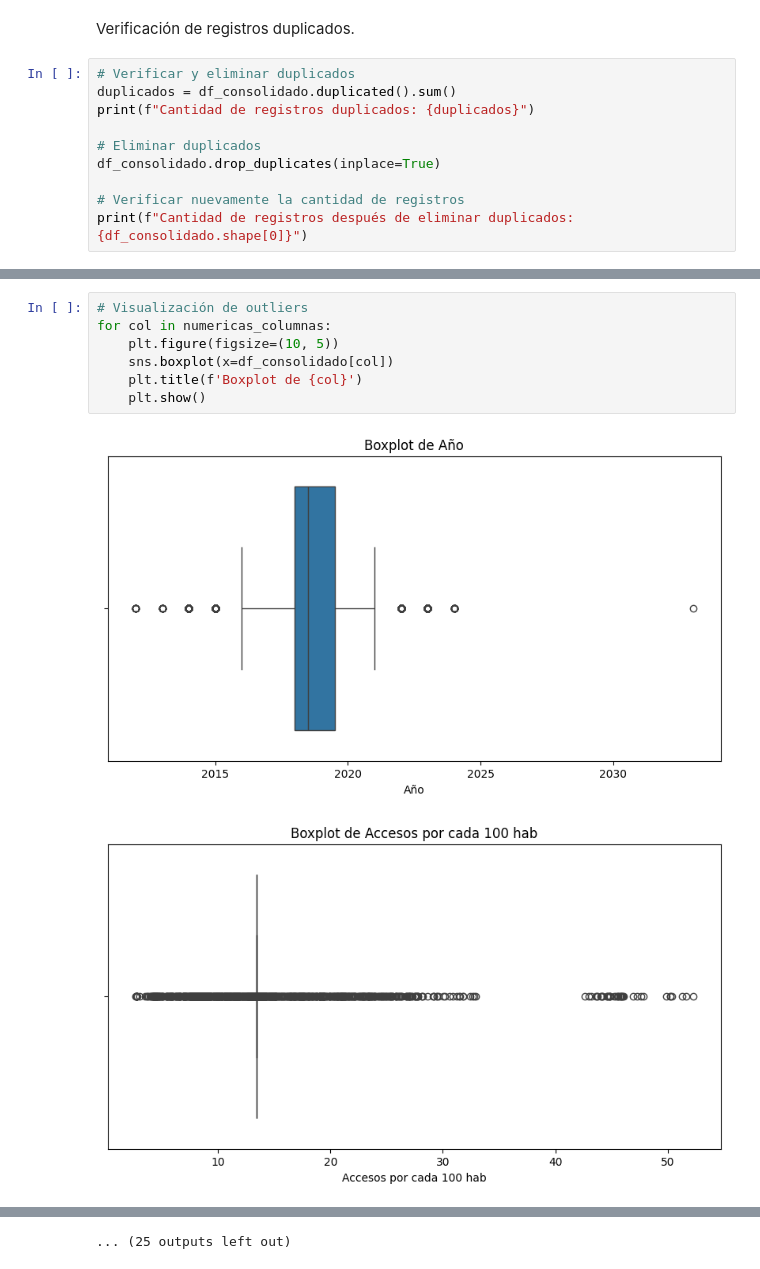
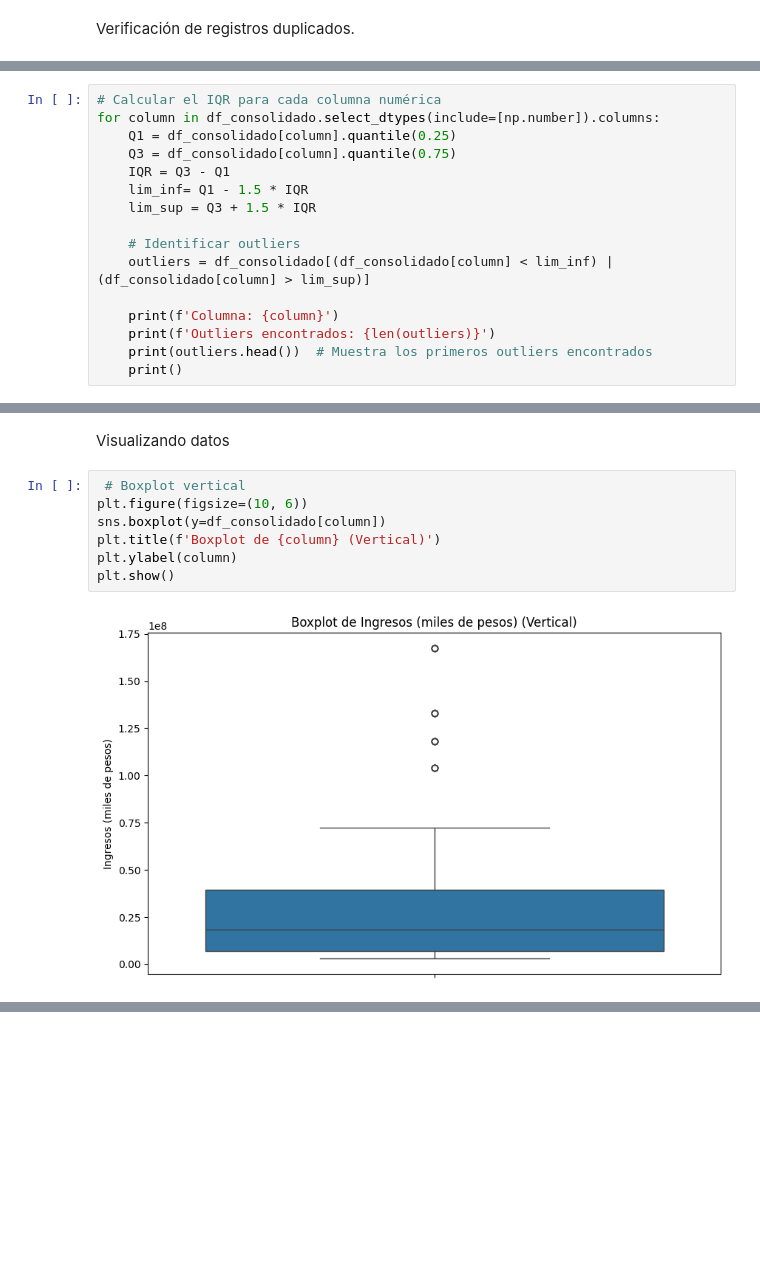
Before and after one commit to irene-1209/Data_Analytics, a Jupyter notebook: EDA/script.ipynb, the cells around one changed output, grey strips where cells are left out. Drawn from its saved outputs; the diff is of its cells as text; blank space fills up the shorter version.

```diff
--- a/EDA/script.ipynb
+++ b/EDA/script.ipynb
@@ -227,12 +114,2 @@ dtype: int64
 # %% [markdown]
 Verificación de registros duplicados.
-# %%
-# Verificar y eliminar duplicados
-duplicados = df_consolidado.duplicated().sum()
-print(f"Cantidad de registros duplicados: {duplicados}")
-
-# Eliminar duplicados
-df_consolidado.drop_duplicates(inplace=True)
-
-# Verificar nuevamente la cantidad de registros
-print(f"Cantidad de registros después de eliminar duplicados: {df_consolidado.shape[0]}")
@@ -243,0 +125,16 @@ Visualización de valores outliers ya que su existencia van a distorcionar el an
+# %%
+# Calcular el IQR para cada columna numérica
+for column in df_consolidado.select_dtypes(include=[np.number]).columns:
+    Q1 = df_consolidado[column].quantile(0.25)
+    Q3 = df_consolidado[column].quantile(0.75)
+    IQR = Q3 - Q1
+    lim_inf= Q1 - 1.5 * IQR
+    lim_sup = Q3 + 1.5 * IQR
+
+    # Identificar outliers
+    outliers = df_consolidado[(df_consolidado[column] < lim_inf) | (df_consolidado[column] > lim_sup)]
+
+    print(f'Columna: {column}')
+    print(f'Outliers encontrados: {len(outliers)}')
+    print(outliers.head())  # Muestra los primeros outliers encontrados
+    print()
@@ -244,10 +159,11 @@ Visualización de valores outliers ya que su existencia van a distorcionar el an
+# %% [markdown]
+Visualizando datos
 # %%
-# Visualización de outliers
-for col in numericas_columnas:
-    plt.figure(figsize=(10, 5))
-    sns.boxplot(x=df_consolidado[col])
-    plt.title(f'Boxplot de {col}')
-    plt.show()
+ # Boxplot vertical
+plt.figure(figsize=(10, 6))
+sns.boxplot(y=df_consolidado[column])
+plt.title(f'Boxplot de {column} (Vertical)')
+plt.ylabel(column)
+plt.show()
 # %% [output]
-[figure, old version]
+[figure, new version]
-[figure, removed]
@@ -264 +169,0 @@ for col in numericas_columnas:
-... (25 outputs left out)
```
Also changed, not shown: parts of 37 cells of this notebook, 13 other files.
